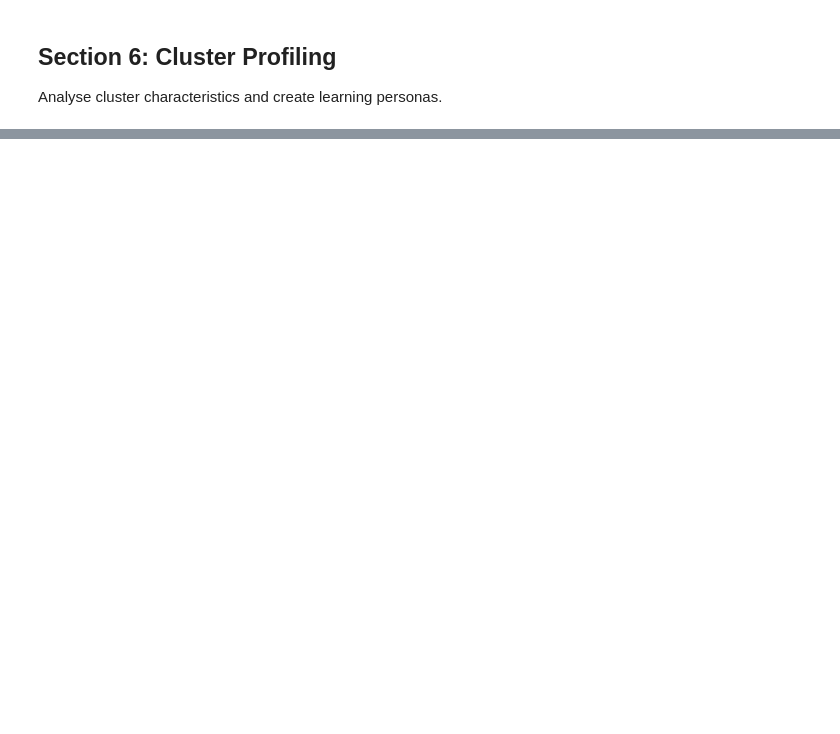
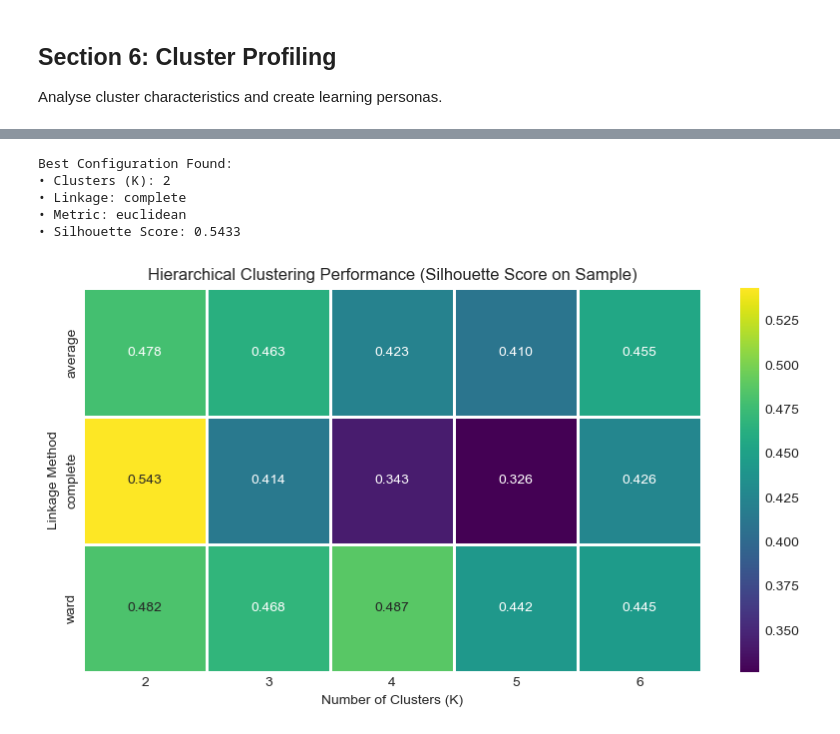
Before and after one commit to jaifm/msc-FAIDM-Assessment-1, a Jupyter notebook: 1_Notebooks/03_Clustering_Models.ipynb, the cells around one changed output, grey strips where cells are left out. Drawn from its saved outputs; the diff is of its cells as text; code cells hidden in the pictures; blank space fills up the shorter version.

Commit message:
Update notebooks to include more clustering methods

```diff
--- a/1_Notebooks/03_Clustering_Models.ipynb
+++ b/1_Notebooks/03_Clustering_Models.ipynb
@@ -536 +546,75 @@ PERSONA CHARACTERISTIC COMPARISON
 Clustering results saved for final notebook
+# %%
+from sklearn.cluster import AgglomerativeClustering
+from sklearn.utils import resample
+
+# Grid Search Parameters
+# Note: 'ward' linkage strictly requires 'euclidean' metric in scikit-learn
+results = []
+linkages = ['ward', 'complete', 'average']
+n_clusters_range = range(2, 7) # Test K from 2 to 6
+
+# -------------------------------------------------------------------------
+# OPTIMIZATION: Use a subset for Grid Search to avoid O(N^2) complexity of Silhouette Score
+# -------------------------------------------------------------------------
+# Silhouette Score computation on 32k rows is extremely slow.
+# We create a representative sample (e.g., 5000 students) for hyperparameter tuning.
+# This keeps execution time to seconds instead of hours.
+X_tuning_sample = resample(X_clustering_scaled, n_samples=5000, random_state=42, replace=False)
+
+print(f"Running Grid Search for Hierarchical Clustering (Sample Size={len(X_tuning_sample)})...")
+
+for linkage in linkages:
+    # Ward only supports euclidean
+    metrics_to_test = ['euclidean'] if linkage == 'ward' else ['euclidean', 'manhattan', 'cosine']
+
+    for metric in metrics_to_test:
+        for k in n_clusters_range:
+            try:
+                # Initialize and fit on the SAMPLE
+                model = AgglomerativeClustering(n_clusters=k, linkage=linkage, metric=metric)
+                labels_sample = model.fit_predict(X_tuning_sample)
+
+                # Calculate performance on the SAMPLE
+                score = silhouette_score(X_tuning_sample, labels_sample)
+
+                results.append({
+                    'n_clusters': k,
+                    'linkage': linkage,
+                    'metric': metric,
+                    'silhouette_score': score
+                })
+            except Exception as e:
+                print(f"Skipping combination {linkage}-{metric}-{k}: {e}")
+                continue
+
+# Convert to DataFrame for analysis
+df_h_results = pd.DataFrame(results)
+
+# Identify best model
+best_result = df_h_results.loc[df_h_results['silhouette_score'].idxmax()]
+
+print("\nTop 5 Model Configurations (Calculated on Sample):")
+display(df_h_results.sort_values('silhouette_score', ascending=False).head())
+
+print(f"\nBest Configuration Found:")
+print(f"• Clusters (K): {best_result['n_clusters']}")
+print(f"• Linkage: {best_result['linkage']}")
+print(f"• Metric: {best_result['metric']}")
+print(f"• Silhouette Score: {best_result['silhouette_score']:.4f}")
+
+# Visualize Results (Pivot Table Heatmap)
+# We'll focus on the 'euclidean' metric for a direct comparison across linkages
+if 'euclidean' in df_h_results['metric'].values:
+    viz_data = df_h_results[df_h_results['metric'] == 'euclidean']
+    pivot_table = viz_data.pivot(index='linkage', columns='n_clusters', values='silhouette_score')
+
+    plt.figure(figsize=(10, 5))
+    sns.heatmap(pivot_table, annot=True, fmt='.3f', cmap='viridis', linewidths=1)
+    plt.title('Hierarchical Clustering Performance (Silhouette Score on Sample)')
+    plt.ylabel('Linkage Method')
+    plt.xlabel('Number of Clusters (K)')
+    plt.show()
+else:
+    print("Euclidean metric not found in results, skipping heatmap.")
+# %% [output]
@@ -536,0 +630,6 @@ Clustering results saved for final notebook
+Best Configuration Found:
+• Clusters (K): 2
+• Linkage: complete
+• Metric: euclidean
+• Silhouette Score: 0.5433
+[figure, added]
```
Also changed, not shown: parts of 15 cells of this notebook, 2 other files.
